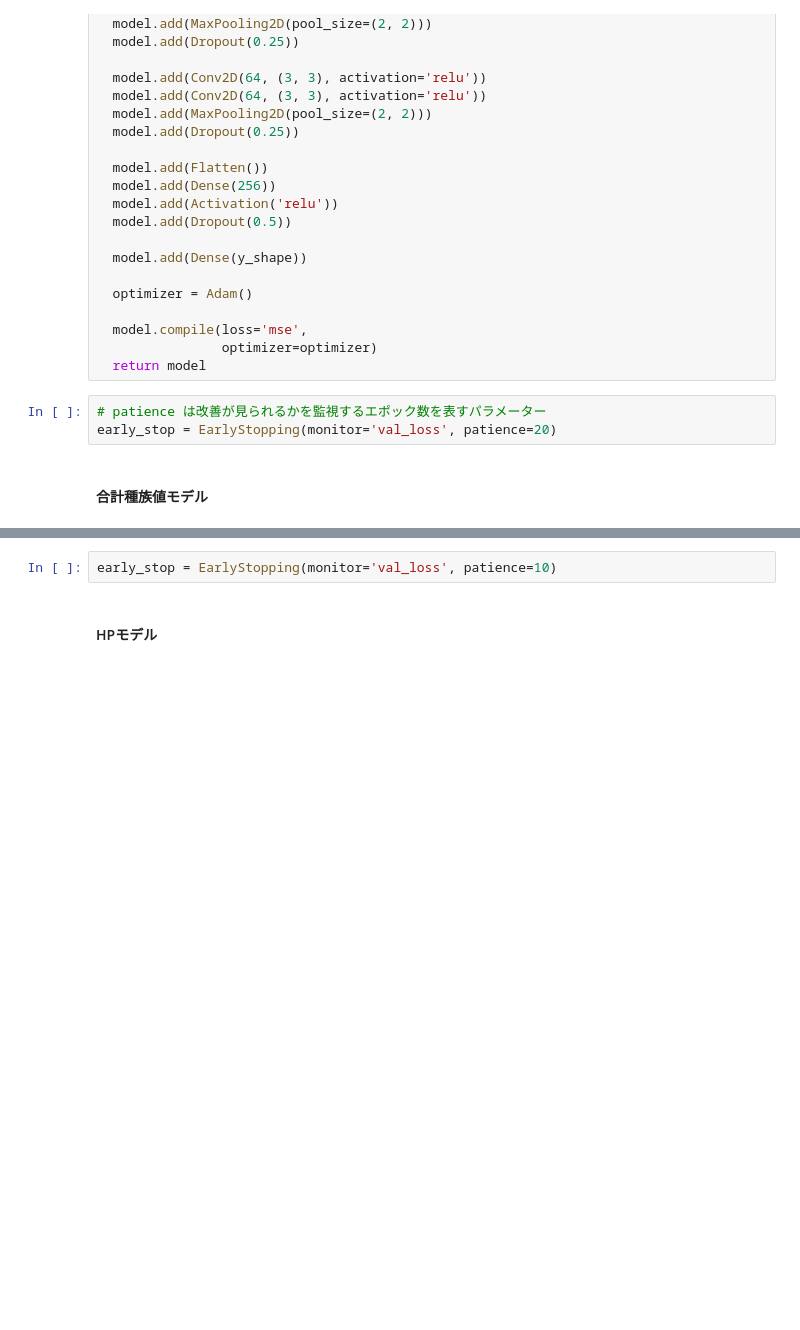
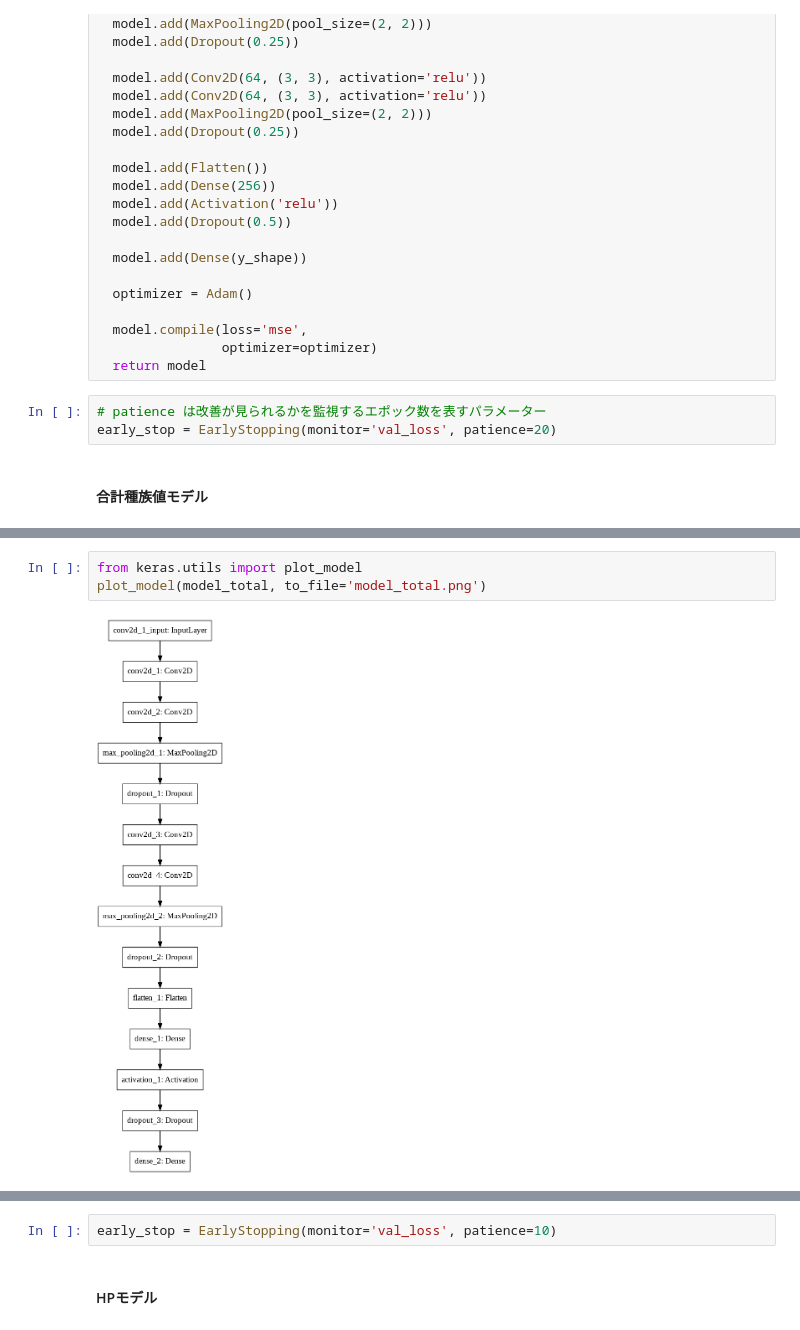
Before and after one commit to have-not/pokemon-dataset, a Jupyter notebook: predict_stats_cnn.ipynb, the cells around one changed output, grey strips where cells are left out. Cells and saved outputs as stored; diff of their text form; blank space fills up the shorter version.

```diff
--- a/predict_stats_cnn.ipynb
+++ b/predict_stats_cnn.ipynb
@@ -428,3 +434,8 @@ Epoch 82/400
+# %%
+from keras.utils import plot_model
+plot_model(model_total, to_file='model_total.png')
+# %% [output]
+[figure, added]
 # %%
 y_pred_train = model_total.predict(X_train)
 y_pred_test = model_total.predict(X_test)
```
Also changed, not shown: parts of 35 cells of this notebook.
